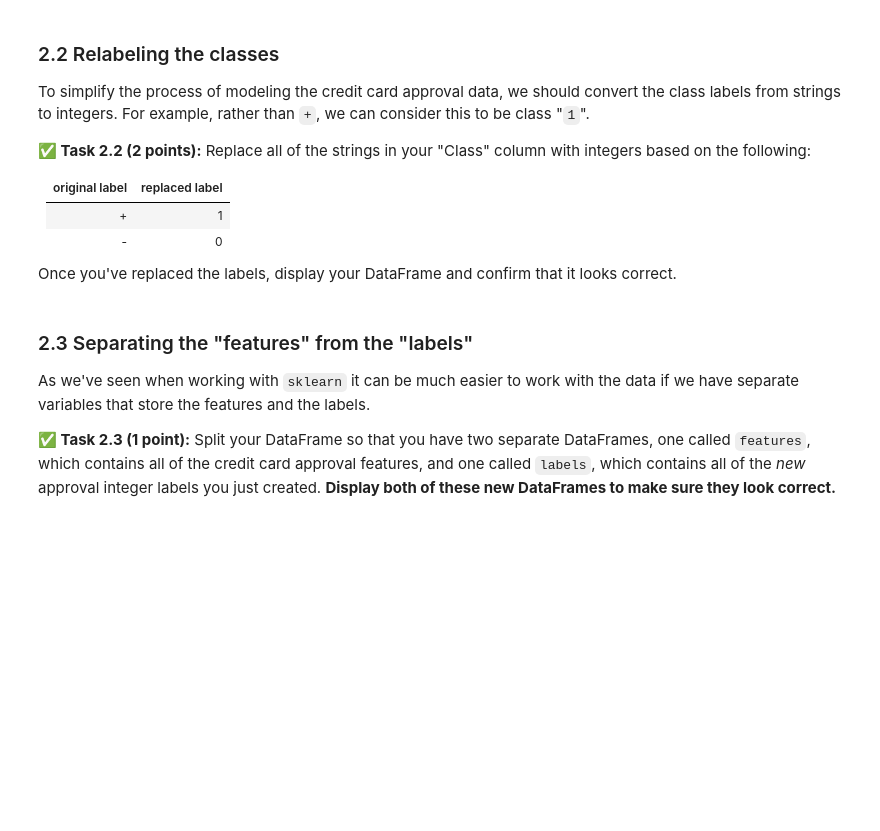
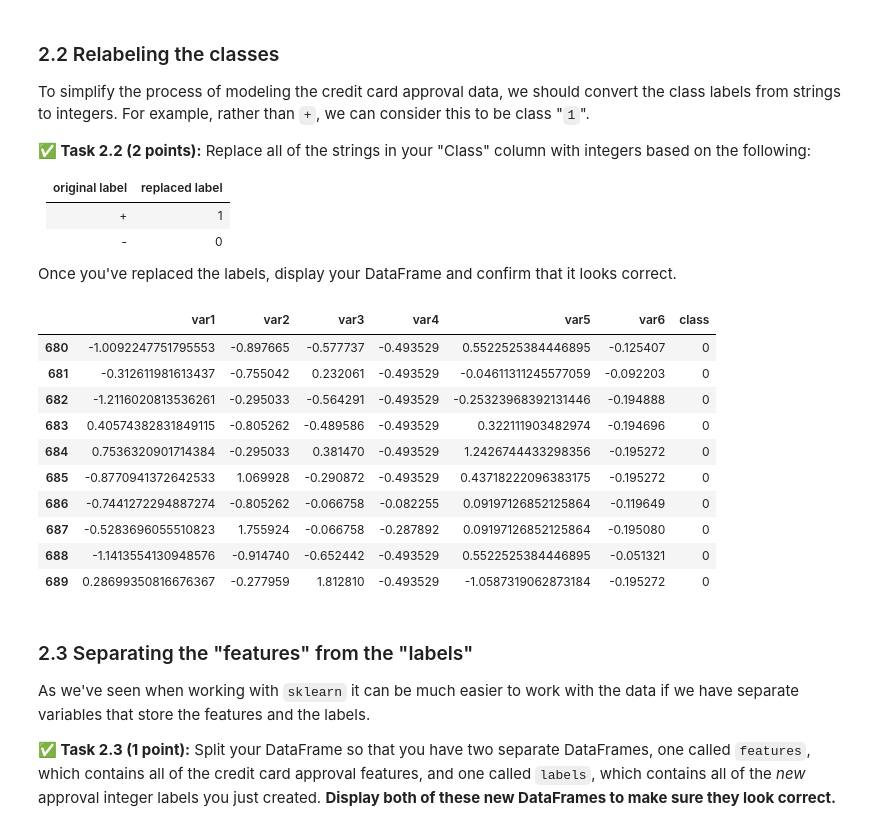
Before and after one commit to Jacob-Gross04/cmse202-s24-turnin, a Jupyter notebook: HW04/HW-04_PerceptronSVMandPCA-STUDENT.ipynb, the cells around one changed output. Saved outputs shown, nothing was run; the diff lists cells and outputs as text; code cells hidden in the pictures; blank space fills up the shorter version.

```diff
--- a/HW04/HW-04_PerceptronSVMandPCA-STUDENT.ipynb
+++ b/HW04/HW-04_PerceptronSVMandPCA-STUDENT.ipynb
@@ -89,0 +97,10 @@ Once you've loaded in the data and dropped the missing data, **display the DataF
+# %%
+# Put your code here
+data = pd.read_csv("cc_data.csv")
+print(len(data))
+
+
+data = data.drop(data[data['var1'] == '?'].index)
+data = data.drop(data[data['var5'] == '?'].index)
+
+print(len(data))
@@ -105,3 +132,22 @@ Once you've replaced the labels, display your DataFrame and confirm that it look
+# %%
+# # Put your code here
+
+data.replace(to_replace = "+", value = 1, inplace = True)
+data.replace(to_replace = "-", value = 0, inplace = True)
+
+data.tail(n = 10)
+# %% [output]
+|  | var1 | var2 | var3 | var4 | var5 | var6 | class |
+| 680 | -1.0092247751795553 | -0.897665 | -0.577737 | -0.493529 | 0.5522525384446895 | -0.125407 | 0 |
+| 681 | -0.312611981613437 | -0.755042 | 0.232061 | -0.493529 | -0.04611311245577059 | -0.092203 | 0 |
+| 682 | -1.2116020813536261 | -0.295033 | -0.564291 | -0.493529 | -0.25323968392131446 | -0.194888 | 0 |
+| 683 | 0.40574382831849115 | -0.805262 | -0.489586 | -0.493529 | 0.322111903482974 | -0.194696 | 0 |
+| 684 | 0.7536320901714384 | -0.295033 | 0.381470 | -0.493529 | 1.2426744433298356 | -0.195272 | 0 |
+| 685 | -0.8770941372642533 | 1.069928 | -0.290872 | -0.493529 | 0.43718222096383175 | -0.195272 | 0 |
+| 686 | -0.7441272294887274 | -0.805262 | -0.066758 | -0.082255 | 0.09197126852125864 | -0.119649 | 0 |
+| 687 | -0.5283696055510823 | 1.755924 | -0.066758 | -0.287892 | 0.09197126852125864 | -0.195080 | 0 |
+| 688 | -1.1413554130948576 | -0.914740 | -0.652442 | -0.493529 | 0.5522525384446895 | -0.051321 | 0 |
+| 689 | 0.28699350816676367 | -0.277959 | 1.812810 | -0.493529 | -1.0587319062873184 | -0.195272 | 0 |
 # %% [markdown]
 ### 2.3 Separating the "features" from the "labels"
 
```
Also changed, not shown: parts of 13 cells of this notebook.
